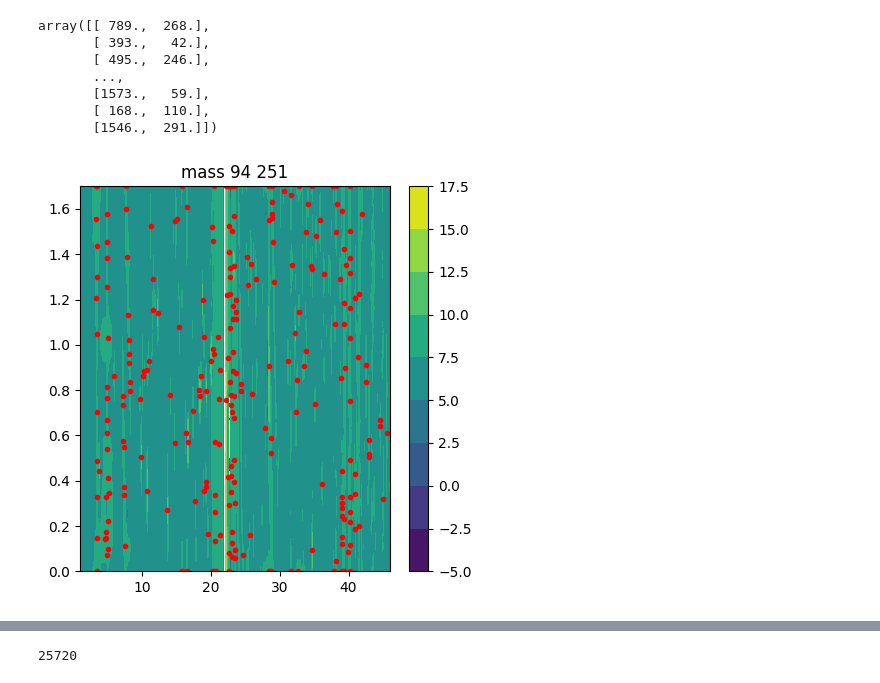
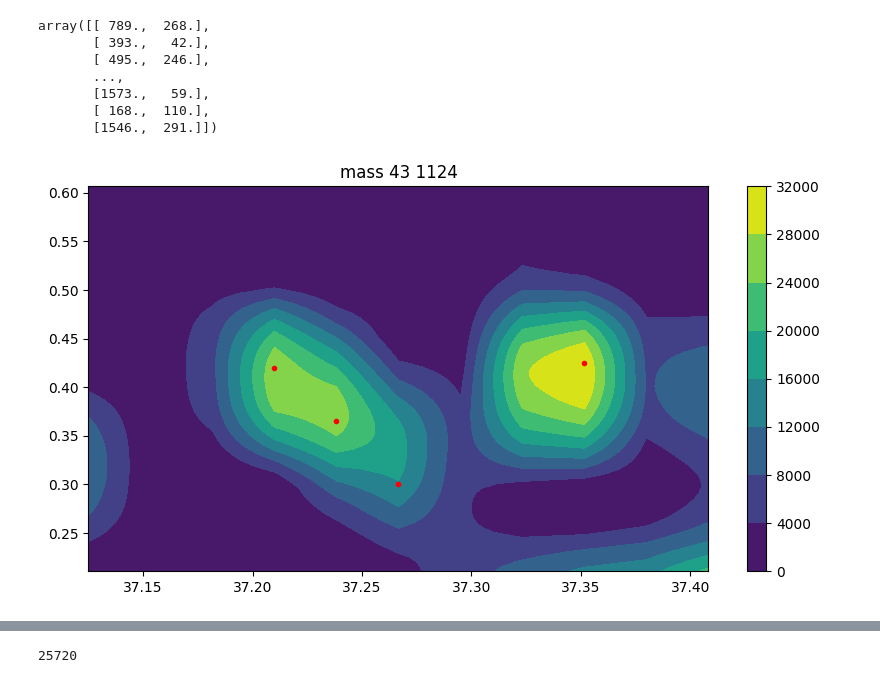
Before and after one commit to Lollith/Python-2DGC-Alignment, a Jupyter notebook: notebooks/db_scan.ipynb, the cells around one changed output, grey strips where cells are left out. Cells and saved outputs as stored; diff of their text form; code cells hidden in the pictures.

```diff
--- a/notebooks/db_scan.ipynb
+++ b/notebooks/db_scan.ipynb
@@ -47,7 +57,7 @@ coordinates = dbscan_peak.detection_mass_par_mass_Dog(chromato_cube,(chromato, t
                                                             1.7,
                                                                 abs_threshold=1000,
                                                                 rel_threshold=0.001,
-                                                                noise_factor=5,
+                                                                noise_factor=3,
                                                                 min_sigma=1,
                                                                 max_sigma=20,
                                                                 sigma_ratio=2,
@@ -364,9 +361,9 @@ array([[ 789.,  268.],
 
 from peak_detection import intensity_threshold_decision_rule, pers_hom, DoG
 
-mass=49+mass_range[0]
+mass=78+mass_range[0]
 #mass=49+mass_range[0]
-mass=94
+mass=43
 tmp= chromato_cube[mass-mass_range[0],:,:]
 
 sigma = estimate_sigma(tmp, channel_axis=None)
@@ -434,32 +431,32 @@ coordinates=coordinates.astype('int')
 # total_penalty = 0.01 * (rt1_penalty + rt2_penalty)
 # distance_matrix = spec_dists + total_penalty
 
 # # Apply DBSCAN with precomputed distance matrix
 # clustering = DBSCAN(eps=0.05, min_samples=1, metric='precomputed').fit(distance_matrix)
 
 # clusters = []
 # for i in range((np.max(clustering.labels_) + 1)):
 #     clusters.append([])
 # for i, (t1, t2) in enumerate(coordinates):
 #     clusters[clustering.labels_[i]].append([t1, t2])
 # coordinates = []
 # for cluster in clusters:
 #     if (len(cluster) > 1):
 #         coord = cluster[np.argmax(np.array([tmp[coord[0], coord[1]] for coord in cluster]))]
 #     else:
 #         coord = cluster[0]
 #     coordinates.append(coord)
 # coordinates = np.array(coordinates)
 # ncluster=len(clusters)
 
 # if ncluster>600:
 #     intensities = np.array([tmp[coord[0], coord[1]] for coord in coordinates])
 #     top_indices = np.argsort(intensities)[-1000:][::-1]  # descending order
 #     coordinates = coordinates[top_indices]
 #     npeak= len(coordinates)
 
 coordinates_in_chromato_new=projection.matrix_to_chromato(coordinates, time_rn, 1.7, chromato.shape)
-plot.visualizer2(((tmp), time_rn), title="mass " + str(mass) + " " +str(npeak), log_chromato=True,  mod_time=1.7,points=coordinates_in_chromato)
+plot.visualizer2(((tmp), time_rn), title="mass " + str(mass) + " " +str(npeak), log_chromato=False,  mod_time=1.7,points=coordinates_in_chromato,rt1=37.27, rt2=0.41, rt1_window=0.15, rt2_window=0.2)
 #visualizer2(((tmp), time_rn), title= str(npeak-ncluster) + " clustered peaks " + str(round(MIN_SEUIL,3)) + " " +str(ncluster), log_chromato=True,  mod_time=1.7,points=coordinates_in_chromato_new)
 # %% [output]
-[figure, old version]
+[figure, new version]
```
Also changed, not shown: parts of 42 cells of this notebook, 1 other file.
